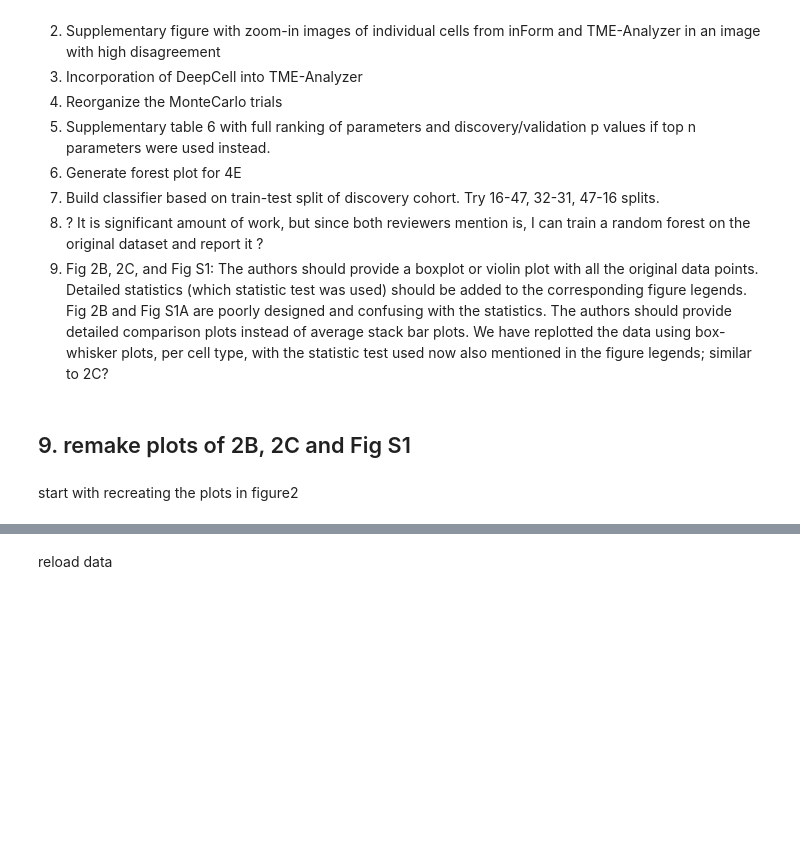
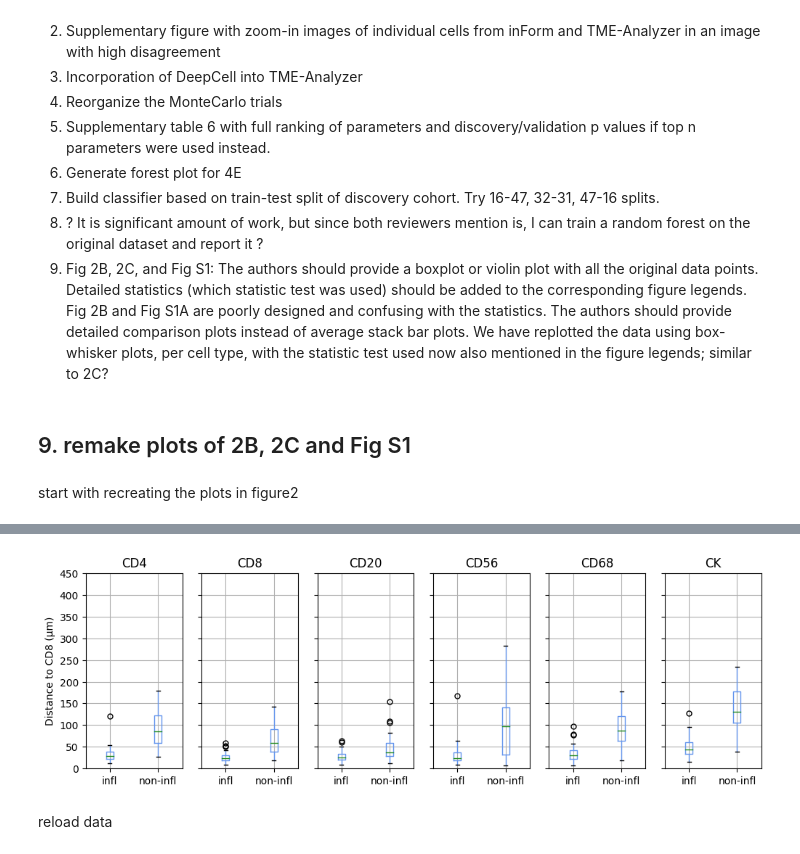
Before and after one commit to ErasmusMC-Bioinformatics/TME_Analyzer, a Jupyter notebook: revision_9.ipynb, the cells around one changed output, grey strips where cells are left out. Cells and saved outputs as stored; diff of their text form; code cells hidden in the pictures; blank space fills up the shorter version.

```diff
--- a/revision_9.ipynb
+++ b/revision_9.ipynb
@@ -18,0 +128,79 @@ start with recreating the plots in figure2
+# %%
+
+# print(len(patients),patients)
+
+distance_table_header = ['sample id']
+distance_table_header = []
+phenos_of_interest1  = ['CD20','CD3','CD3 CD8','CD56','CD68','CK','other','All']
+phenos_of_interest2  = ['CD3 CD8']
+segments = ['All','Tumor','Stroma']
+for pheno1 in phenos_of_interest1:
+    for pheno2 in phenos_of_interest2:
+        for tissue_temp in segments:
+            distance_table_header.append('inform distance from ' + pheno1 + ' to ' + pheno2 + ' in ' + tissue_temp)
+distance_table= combined_frame5[distance_table_header]
+
+
+infl_table = []
+infl_pts = []
+non_infl_table = []
+non_infl_pts = []
+all_table = []
+all_pts = []
+for patient in patients:
+    sample = [patient in i for i in samples]
+    mean_values = np.nanmean(distance_table.iloc[sample,:].to_numpy(),axis = 0)
+    if clinical_data.loc[patient,'score vectra'] == 'inflamed':
+        infl_table.append(mean_values)
+        infl_pts.append(patient)
+        mean_values = mean_values.tolist()
+        mean_values.append('infl')
+    else:
+        non_infl_table.append(mean_values)
+        non_infl_pts.append(patient)
+        mean_values = mean_values.tolist()
+        mean_values.append('non-infl')
+    all_table.append(mean_values)
+    all_pts.append(patient)
+
+pd_non_infl = pd.DataFrame(non_infl_table, index = non_infl_pts, columns = distance_table_header)
+pd_infl = pd.DataFrame(infl_table, index = infl_pts, columns = distance_table_header)
+
+all_table_header = distance_table_header
+all_table_header.append('inflammation')
+# pd_all = pd.DataFrame(all_table, index = all_pts, columns = all_table_header)
+# pd_all.iloc[:,[0,3,6,9,12,15,24]].boxplot(by='inflammation')
+
+all_table_header2 = []
+for i in all_table_header:
+    all_table_header2.append(i.replace('CD3 CD8','CD8').replace('CD3','CD4').replace(' in All',''))
+plt.figure()
+pd_all2 = pd.DataFrame(all_table, index = all_pts, columns = all_table_header2)
+fig, axs = plt.subplots(nrows=1, ncols=6, figsize=(12, 3.5), sharey=True)
+boxprops = dict(color='cornflowerblue')
+whiskerprops = dict(color='cornflowerblue')
+medianprops = dict(color='forestgreen')
+flierprops = dict(markersize=5)
+for n_i, i in enumerate([3,6,0,9,12,15]):
+    fig_title = pd_all2.keys()[i]
+    infl_data = pd_all2.loc[pd_all2['inflammation']=='infl',fig_title].to_numpy()
+    infl_data = infl_data[~np.isnan(infl_data)]
+    non_infl_data = pd_all2.loc[pd_all2['inflammation']=='non-infl',fig_title].to_numpy()
+    non_infl_data = non_infl_data[~np.isnan(non_infl_data)]
+    axs[n_i].boxplot([infl_data,non_infl_data], labels = ['infl','non-infl'],
+                     boxprops=boxprops,medianprops=medianprops,flierprops=flierprops,whiskerprops=whiskerprops)
+    axs[n_i].set_title(fig_title[21:-7])
+fig = plt.gcf()
+fig.suptitle('')
+ax = fig.gca()
+ax.set_ylim(0,450)
+# print(pd_all2.loc[pd_all2['inflammation']=='infl',fig_title])
+# print(pd_all2.loc[pd_all2['inflammation']=='non-infl',fig_title])
+for ax in axs:
+    ax.set_xlabel('')
+    ax.set_ylabel('')
+    ax.yaxis.grid(True)
+    ax.xaxis.grid(True)
+
+axs[0].set_ylabel('Distance to CD8 (\u03bcm)')
+# %% [output]
@@ -19,2 +209,3 @@ start with recreating the plots in figure2
+[figure, added]
 # %% [markdown]
 reload data
```
Also changed, not shown: parts of 8 cells of this notebook, 1 other file.
